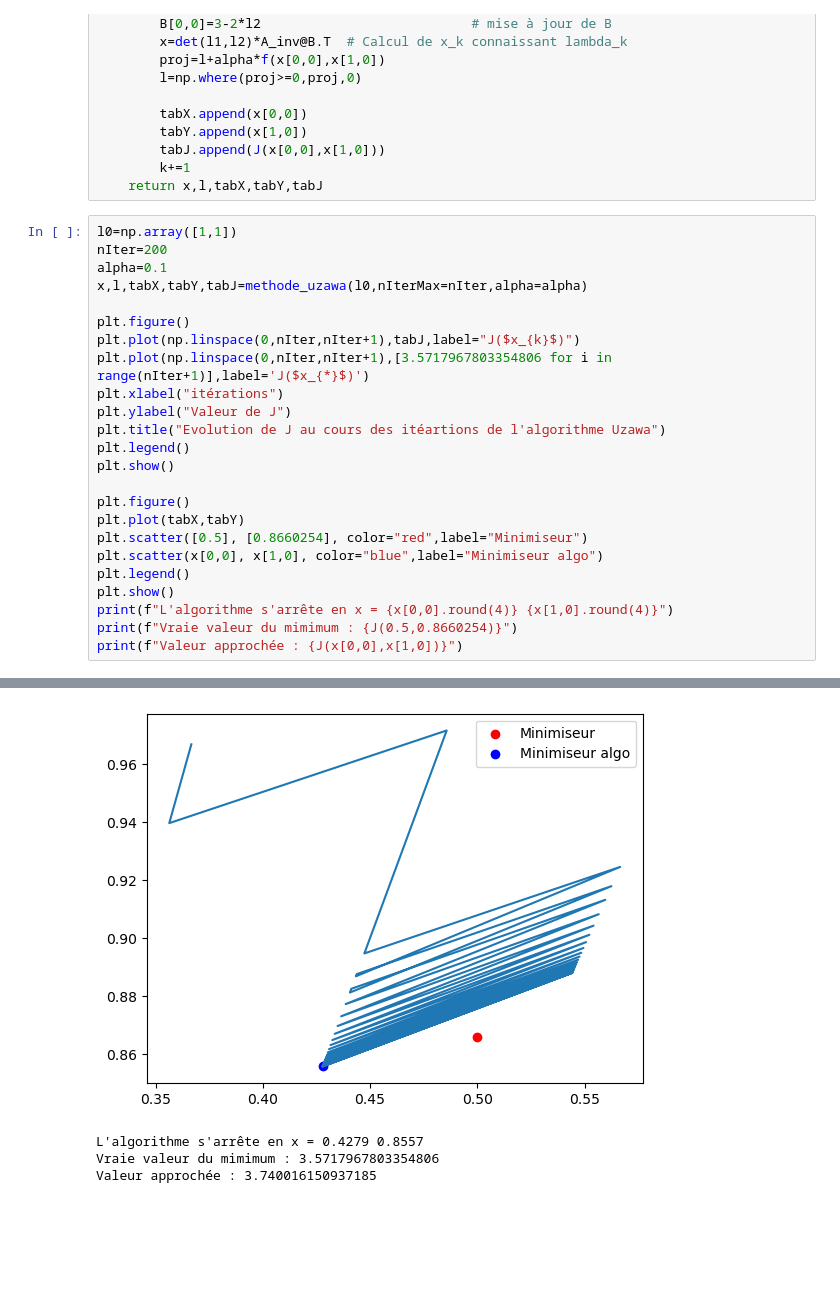
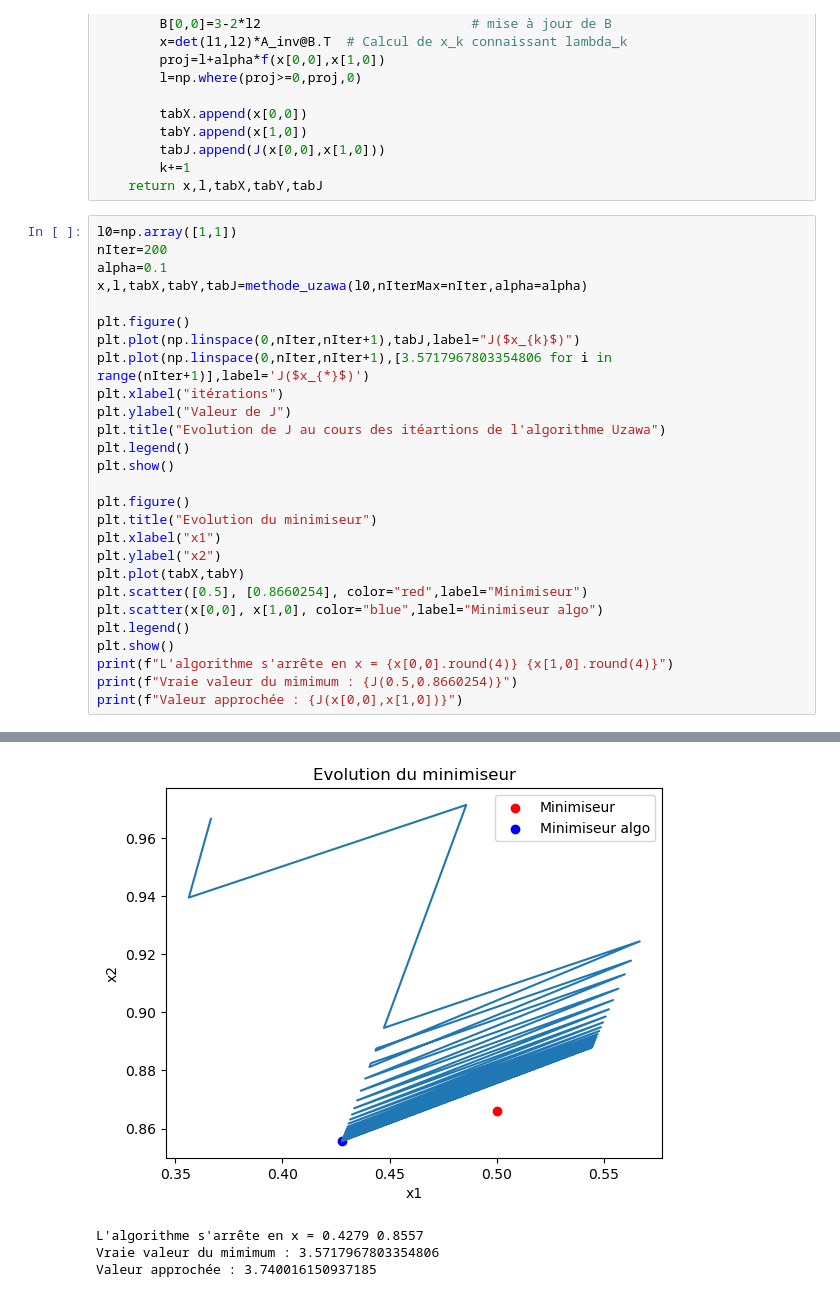
Before and after one commit to VictorCilleros/Methode_Uzawa_Optimisation, a Jupyter notebook: dsProject/methode_Uzawa.ipynb, the cells around one changed output, grey strips where cells are left out. Saved outputs shown, nothing was run; the diff lists cells and outputs as text; blank space fills up the shorter version.

```diff
--- a/dsProject/methode_Uzawa.ipynb
+++ b/dsProject/methode_Uzawa.ipynb
@@ -124,30 +126,33 @@ def methode_uzawa(l0,alpha=0.1,nIterMax=100):
 # %%
 l0=np.array([1,1])
 nIter=200
 alpha=0.1
 x,l,tabX,tabY,tabJ=methode_uzawa(l0,nIterMax=nIter,alpha=alpha)
 
 plt.figure()
 plt.plot(np.linspace(0,nIter,nIter+1),tabJ,label="J($x_{k}$)")
 plt.plot(np.linspace(0,nIter,nIter+1),[3.5717967803354806 for i in range(nIter+1)],label='J($x_{*}$)')
 plt.xlabel("itérations")
 plt.ylabel("Valeur de J")
 plt.title("Evolution de J au cours des itéartions de l'algorithme Uzawa")
 plt.legend()
 plt.show()
 
 plt.figure()
+plt.title("Evolution du minimiseur")
+plt.xlabel("x1")
+plt.ylabel("x2")
 plt.plot(tabX,tabY)
 plt.scatter([0.5], [0.8660254], color="red",label="Minimiseur")
 plt.scatter(x[0,0], x[1,0], color="blue",label="Minimiseur algo")
 plt.legend()
 plt.show()
 print(f"L'algorithme s'arrête en x = {x[0,0].round(4)} {x[1,0].round(4)}")
 print(f"Vraie valeur du mimimum : {J(0.5,0.8660254)}")
 print(f"Valeur approchée : {J(x[0,0],x[1,0])}")
 # %% [output]
 [figure]
-[figure, old version]
+[figure, new version]
 L'algorithme s'arrête en x = 0.4279 0.8557
 Vraie valeur du mimimum : 3.5717967803354806
 Valeur approchée : 3.740016150937185
```
Also changed, not shown: parts of 1 cell of this notebook.
